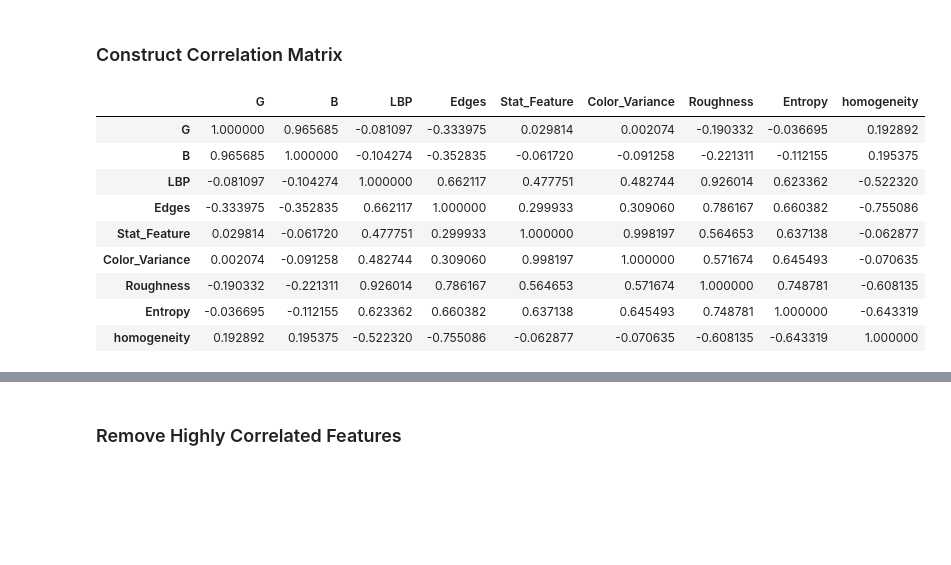
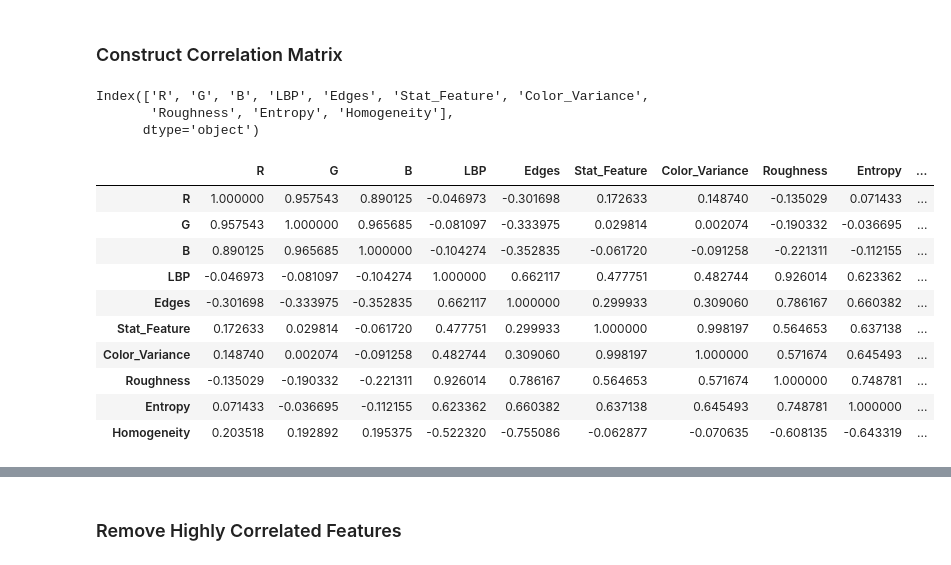
Before and after one commit to MohammadOshkooh/PicturaCluster, a Jupyter notebook: main.ipynb, the cells around one changed output, grey strips where cells are left out. Cells and saved outputs as stored; diff of their text form; code cells hidden in the pictures; blank space fills up the shorter version.

```diff
--- a/main.ipynb
+++ b/main.ipynb
@@ -142,35 +142,42 @@ def pearson_correlation(x, y):
     return numerator / denominator if denominator != 0 else 0
 # %% [markdown]
 ### Construct Correlation Matrix
+# %%
+df.columns
+# %% [output]
+Index(['R', 'G', 'B', 'LBP', 'Edges', 'Stat_Feature', 'Color_Variance',
+       'Roughness', 'Entropy', 'Homogeneity'],
+      dtype='object')
 # %%
 # Construct correlation matrix manually
-features = df.columns[1:]
+features = df.columns
 correlation_matrix = {}
 
 for feature1 in features:
     correlation_matrix[feature1] = {}
     for feature2 in features:
         if feature1 == feature2:
             correlation_matrix[feature1][feature2] = 1  # Correlation with itself is always 1
         else:
             correlation_matrix[feature1][feature2] = pearson_correlation(df[feature1], df[feature2])
 
 # Convert dictionary to DataFrame for better visualization
 correlation_df = pd.DataFrame(correlation_matrix)
 
 # Display correlation matrix
 correlation_df
 # %% [output]
-|  | G | B | LBP | Edges | Stat_Feature | Color_Variance | Roughness | Entropy | homogeneity |
-| G | 1.000000 | 0.965685 | -0.081097 | -0.333975 | 0.029814 | 0.002074 | -0.190332 | -0.036695 | 0.192892 |
-| B | 0.965685 | 1.000000 | -0.104274 | -0.352835 | -0.061720 | -0.091258 | -0.221311 | -0.112155 | 0.195375 |
-| LBP | -0.081097 | -0.104274 | 1.000000 | 0.662117 | 0.477751 | 0.482744 | 0.926014 | 0.623362 | -0.522320 |
-| Edges | -0.333975 | -0.352835 | 0.662117 | 1.000000 | 0.299933 | 0.309060 | 0.786167 | 0.660382 | -0.755086 |
-| Stat_Feature | 0.029814 | -0.061720 | 0.477751 | 0.299933 | 1.000000 | 0.998197 | 0.564653 | 0.637138 | -0.062877 |
-| Color_Variance | 0.002074 | -0.091258 | 0.482744 | 0.309060 | 0.998197 | 1.000000 | 0.571674 | 0.645493 | -0.070635 |
-| Roughness | -0.190332 | -0.221311 | 0.926014 | 0.786167 | 0.564653 | 0.571674 | 1.000000 | 0.748781 | -0.608135 |
-| Entropy | -0.036695 | -0.112155 | 0.623362 | 0.660382 | 0.637138 | 0.645493 | 0.748781 | 1.000000 | -0.643319 |
-| homogeneity | 0.192892 | 0.195375 | -0.522320 | -0.755086 | -0.062877 | -0.070635 | -0.608135 | -0.643319 | 1.000000 |
+|  | R | G | B | LBP | Edges | Stat_Feature | Color_Variance | Roughness | Entropy | ... |
+| R | 1.000000 | 0.957543 | 0.890125 | -0.046973 | -0.301698 | 0.172633 | 0.148740 | -0.135029 | 0.071433 | ... |
+| G | 0.957543 | 1.000000 | 0.965685 | -0.081097 | -0.333975 | 0.029814 | 0.002074 | -0.190332 | -0.036695 | ... |
+| B | 0.890125 | 0.965685 | 1.000000 | -0.104274 | -0.352835 | -0.061720 | -0.091258 | -0.221311 | -0.112155 | ... |
+| LBP | -0.046973 | -0.081097 | -0.104274 | 1.000000 | 0.662117 | 0.477751 | 0.482744 | 0.926014 | 0.623362 | ... |
+| Edges | -0.301698 | -0.333975 | -0.352835 | 0.662117 | 1.000000 | 0.299933 | 0.309060 | 0.786167 | 0.660382 | ... |
+| Stat_Feature | 0.172633 | 0.029814 | -0.061720 | 0.477751 | 0.299933 | 1.000000 | 0.998197 | 0.564653 | 0.637138 | ... |
+| Color_Variance | 0.148740 | 0.002074 | -0.091258 | 0.482744 | 0.309060 | 0.998197 | 1.000000 | 0.571674 | 0.645493 | ... |
+| Roughness | -0.135029 | -0.190332 | -0.221311 | 0.926014 | 0.786167 | 0.564653 | 0.571674 | 1.000000 | 0.748781 | ... |
+| Entropy | 0.071433 | -0.036695 | -0.112155 | 0.623362 | 0.660382 | 0.637138 | 0.645493 | 0.748781 | 1.000000 | ... |
+| Homogeneity | 0.203518 | 0.192892 | 0.195375 | -0.522320 | -0.755086 | -0.062877 | -0.070635 | -0.608135 | -0.643319 | ... |
 # %%
 import seaborn as sns
 import matplotlib.pyplot as plt
```
Also changed, not shown: parts of 5 cells of this notebook, 3 other files.
